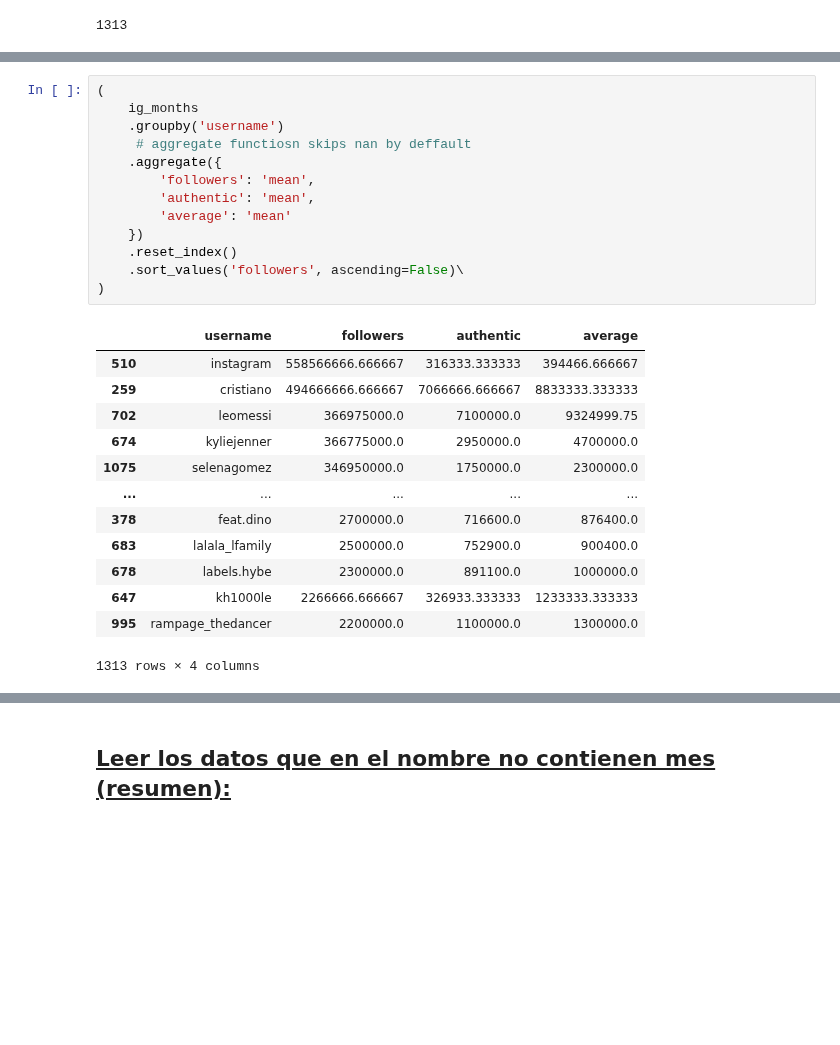
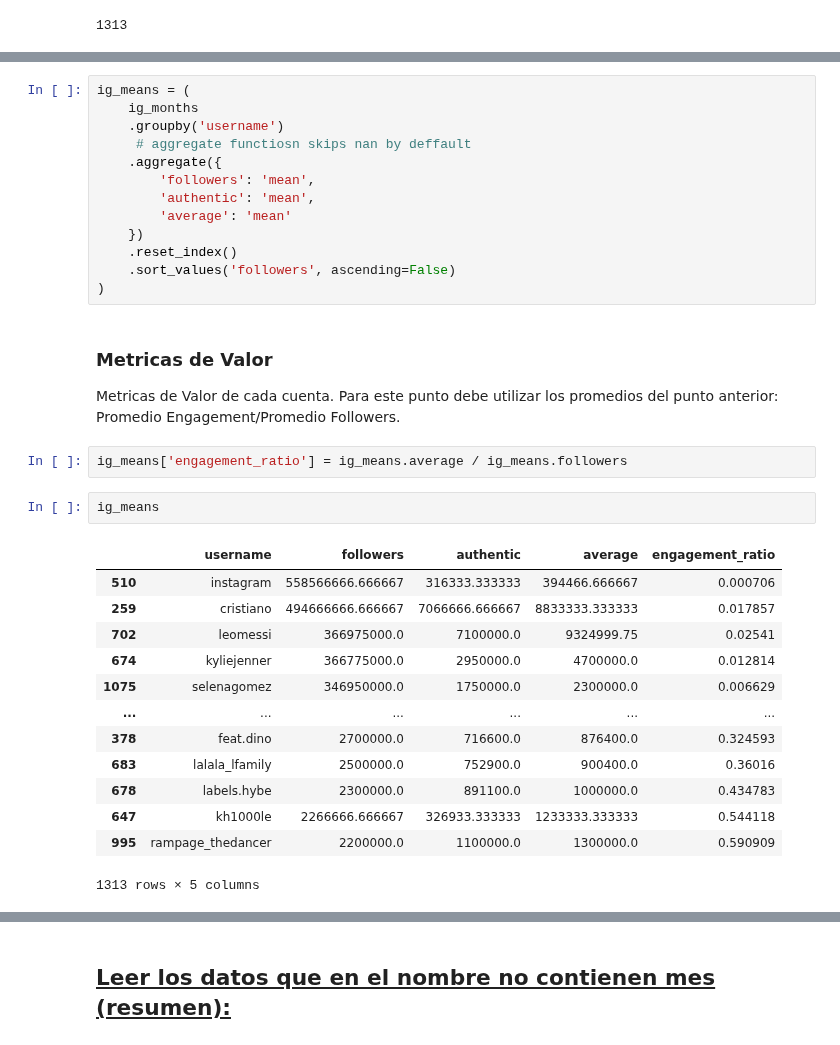
Before and after one commit to MarioChvx/ciencia_de_datos_PAMBAZO, a Jupyter notebook: proyectos/Proyecto4/socialnetworks.ipynb, the cells around one changed output, grey strips where cells are left out. Drawn from its saved outputs; the diff is of its cells as text; blank space fills up the shorter version.

Commit message:
Hasta el punto 6, el 5 no me convence pero funciona

```diff
--- a/proyectos/Proyecto4/socialnetworks.ipynb
+++ b/proyectos/Proyecto4/socialnetworks.ipynb
@@ -221,5 +214,5 @@ ig_months.head(1)
 # %%
-(
+ig_means = (
     ig_months
     .groupby('username')
      # aggregate functiosn skips nan by deffault
@@ -229,19 +222,27 @@ ig_months.head(1)
         'average': 'mean'
     })
     .reset_index()
-    .sort_values('followers', ascending=False)\
+    .sort_values('followers', ascending=False)
 )
-# %% [output]
-|  | username | followers | authentic | average |
-| 510 | instagram | 558566666.666667 | 316333.333333 | 394466.666667 |
-| 259 | cristiano | 494666666.666667 | 7066666.666667 | 8833333.333333 |
-| 702 | leomessi | 366975000.0 | 7100000.0 | 9324999.75 |
-| 674 | kyliejenner | 366775000.0 | 2950000.0 | 4700000.0 |
-| 1075 | selenagomez | 346950000.0 | 1750000.0 | 2300000.0 |
-| ... | ... | ... | ... | ... |
-| 378 | feat.dino | 2700000.0 | 716600.0 | 876400.0 |
-| 683 | lalala_lfamily | 2500000.0 | 752900.0 | 900400.0 |
-| 678 | labels.hybe | 2300000.0 | 891100.0 | 1000000.0 |
-| 647 | kh1000le | 2266666.666667 | 326933.333333 | 1233333.333333 |
-| 995 | rampage_thedancer | 2200000.0 | 1100000.0 | 1300000.0 |
-1313 rows × 4 columns
+# %% [markdown]
+### Metricas de Valor
+
+Metricas de Valor de cada cuenta. Para este punto debe utilizar los promedios del punto anterior: Promedio Engagement/Promedio Followers.
+# %%
+ig_means['engagement_ratio'] = ig_means.average / ig_means.followers
+# %%
+ig_means
+# %% [output]
+|  | username | followers | authentic | average | engagement_ratio |
+| 510 | instagram | 558566666.666667 | 316333.333333 | 394466.666667 | 0.000706 |
+| 259 | cristiano | 494666666.666667 | 7066666.666667 | 8833333.333333 | 0.017857 |
+| 702 | leomessi | 366975000.0 | 7100000.0 | 9324999.75 | 0.02541 |
+| 674 | kyliejenner | 366775000.0 | 2950000.0 | 4700000.0 | 0.012814 |
+| 1075 | selenagomez | 346950000.0 | 1750000.0 | 2300000.0 | 0.006629 |
+| ... | ... | ... | ... | ... | ... |
+| 378 | feat.dino | 2700000.0 | 716600.0 | 876400.0 | 0.324593 |
+| 683 | lalala_lfamily | 2500000.0 | 752900.0 | 900400.0 | 0.36016 |
+| 678 | labels.hybe | 2300000.0 | 891100.0 | 1000000.0 | 0.434783 |
+| 647 | kh1000le | 2266666.666667 | 326933.333333 | 1233333.333333 | 0.544118 |
+| 995 | rampage_thedancer | 2200000.0 | 1100000.0 | 1300000.0 | 0.590909 |
+1313 rows × 5 columns
```
Also changed, not shown: parts of 13 cells of this notebook.
